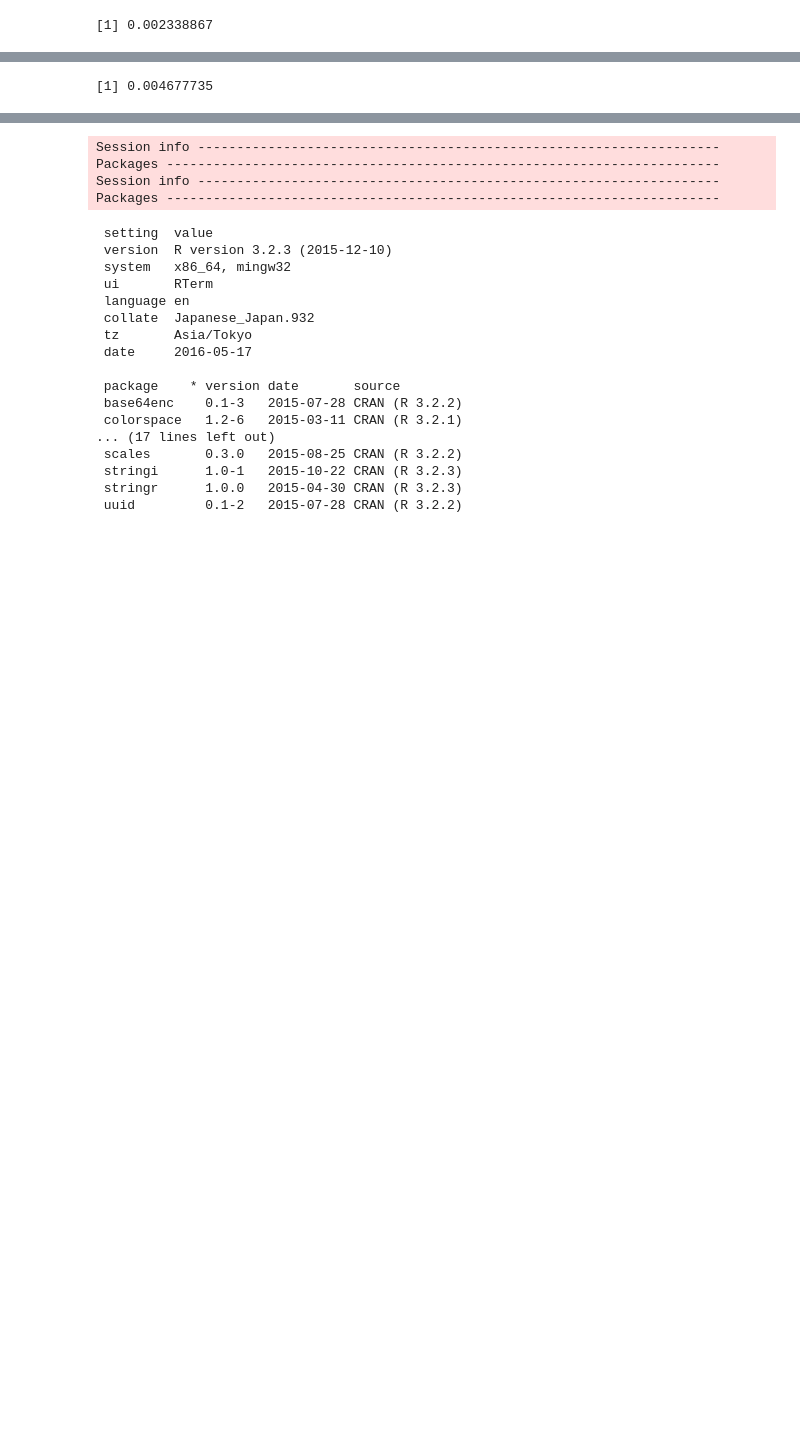
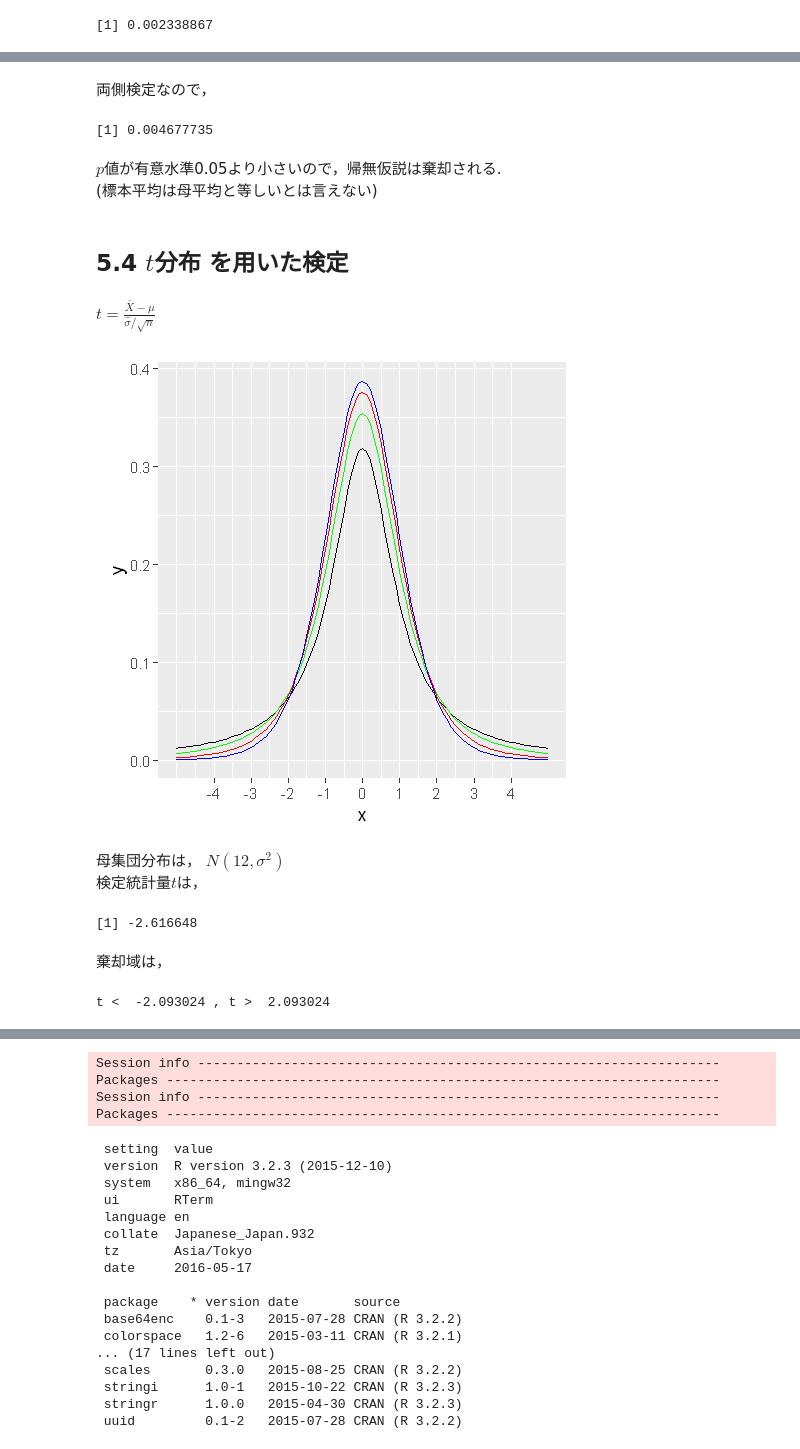
Before and after one commit to whatalnk/r-easy-stat, a Jupyter notebook: Chap05.ipynb, the cells around one changed output, grey strips where cells are left out. Saved outputs shown, nothing was run; the diff lists cells and outputs as text; code cells hidden in the pictures; blank space fills up the shorter version.

```diff
--- a/Chap05.ipynb
+++ b/Chap05.ipynb
@@ -59,4 +100,38 @@ pnorm(-z, lower.tail = FALSE)
+# %% [markdown]
+両側検定なので，
 # %%
 2 * pnorm(-z, lower.tail = FALSE)
 # %% [output]
 [1] 0.004677735
+# %% [markdown]
+$p$値が有意水準0.05より小さいので，帰無仮説は棄却される.
+(標本平均は母平均と等しいとは言えない)
+# %% [markdown]
+## 5.4 $t$分布 を用いた検定
+# %% [markdown]
+$t = \frac{\bar{X} - \mu}{\hat{\sigma} / \sqrt{n}}$
+# %%
+ggplot(data.frame(x = c(-5, 5)), aes(x)) +
+    stat_function(fun = dt, args = list(df = 1)) +
+    stat_function(fun = dt, args = list(df = 2), col = "green") +
+    stat_function(fun = dt, args = list(df = 4), col = "red") +
+    stat_function(fun = dt, args = list(df = 8), col = "blue") +
+    scale_x_continuous(breaks = c(-4:4, 1))
+# %% [output]
+[figure, added]
+# %% [markdown]
+母集団分布は， $N(12, \sigma^2)$
+検定統計量$t$は，
+# %%
+t <- (mean(psy_test) - 12) / sqrt(var(psy_test) / length(psy_test))
+t
+# %% [output]
+[1] -2.616648
+# %% [markdown]
+棄却域は，
+# %%
+lower <- qt(0.05 / 2, df = length(psy_test) - 1)
+upper <- qt(0.05 / 2, df = length(psy_test) - 1, lower.tail = FALSE)
+cat("t < ", lower, ", t > ", upper)
+# %% [output]
+t <  -2.093024 , t >  2.093024
```
Also changed, not shown: parts of 21 cells of this notebook, 1 other file.
